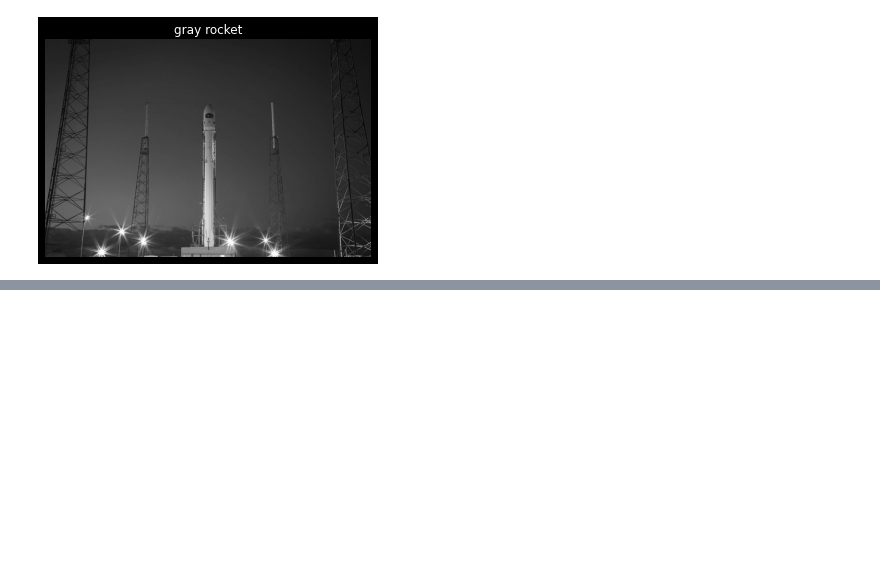
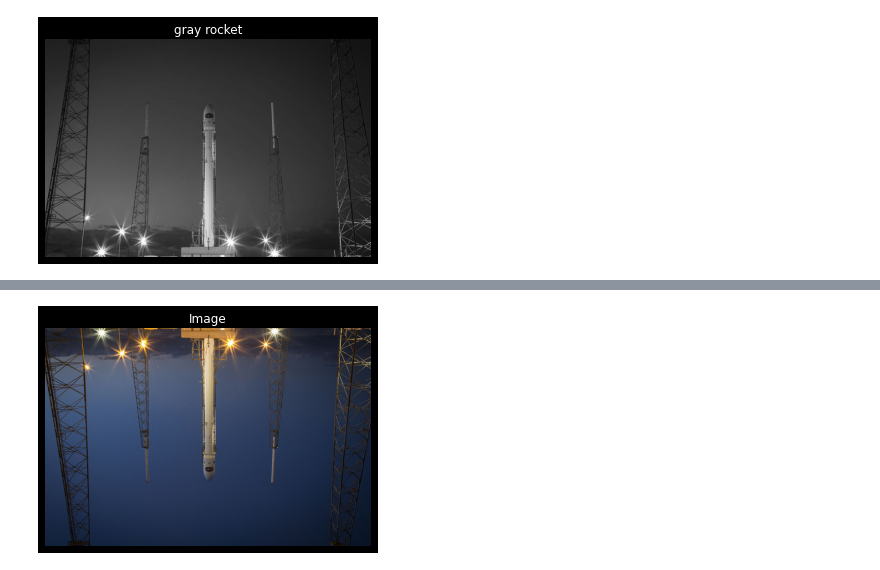
Before and after one commit to renan-lemes/python_labs, a Jupyter notebook: ProcessingImage/img.ipynb, the cells around one changed output, grey strips where cells are left out. Cells and saved outputs as stored; diff of their text form; code cells hidden in the pictures; blank space fills up the shorter version.

```diff
--- a/ProcessingImage/img.ipynb
+++ b/ProcessingImage/img.ipynb
@@ -46,0 +58,6 @@ show_image(rocket_image_gray, 'gray rocket')
+# %%
+rocket_image_flipp = np.flipud(rocket_image)
+# %%
+show_image(rocket_image_flipp)
+# %% [output]
+[figure, added]
```
Also changed, not shown: parts of 4 cells of this notebook.
